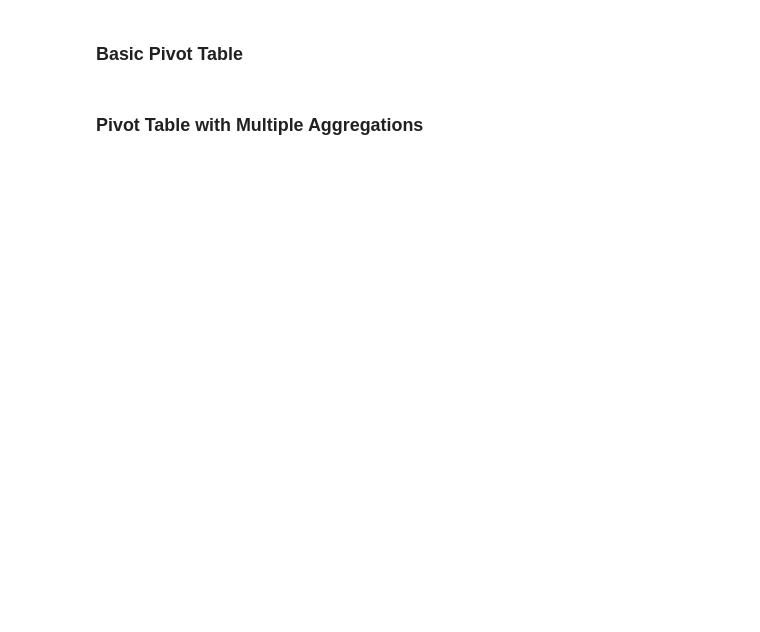
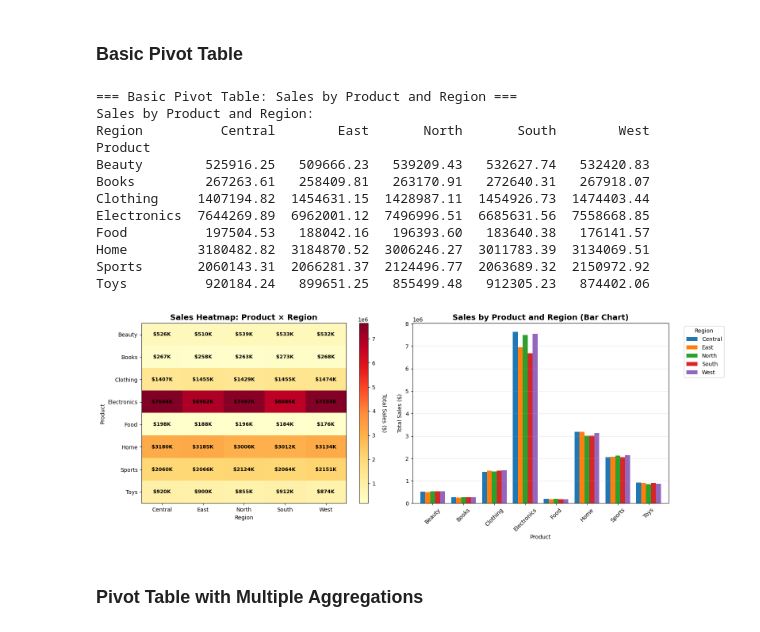
Before and after one commit to christopherseaman/datasci_217, a Jupyter notebook: 08/demo/demo2_pivot_tables.ipynb, the cells around one changed output. Drawn from its saved outputs; the diff is of its cells as text; code cells hidden in the pictures; blank space fills up the shorter version.

```diff
--- a/08/demo/demo2_pivot_tables.ipynb
+++ b/08/demo/demo2_pivot_tables.ipynb
@@ -38,14 +135,71 @@ print(df)
 ### Basic Pivot Table
 # %%
 # Create basic pivot table
-print("=== Basic Pivot Table ===")
-pivot = pd.pivot_table(df,
-                      values='Sales',
-                      index='Product',
-                      columns='Region',
-                      aggfunc='sum')
+print("=== Basic Pivot Table: Sales by Product and Region ===")
+pivot = pd.pivot_table(
+    df, values="Sales", index="Product", columns="Region", aggfunc="sum"
+)
 print("Sales by Product and Region:")
 print(pivot)
+
+# Visualize basic pivot table
+fig, axes = plt.subplots(1, 2, figsize=(16, 6))
+
+# 1. Heatmap visualization
+im = axes[0].imshow(pivot.values, cmap="YlOrRd", aspect="auto")
+axes[0].set_xticks(range(len(pivot.columns)))
+axes[0].set_yticks(range(len(pivot.index)))
+axes[0].set_xticklabels(pivot.columns)
+axes[0].set_yticklabels(pivot.index)
+axes[0].set_title(
+    "Sales Heatmap: Product × Region", fontsize=14, fontweight="bold"
+)
+axes[0].set_xlabel("Region")
+axes[0].set_ylabel("Product")
+cbar = plt.colorbar(im, ax=axes[0])
+cbar.set_label("Total Sales ($)", rotation=270, labelpad=20)
+
+# Add text annotations
+for i in range(len(pivot.index)):
+    for j in range(len(pivot.columns)):
+        text = axes[0].text(
+            j,
+            i,
+            f"${pivot.iloc[i, j] / 1000:.0f}K",
+            ha="center",
+            va="center",
+            color="black",
+            fontsize=9,
+            fontweight="bold",
+        )
+
+# 2. Grouped bar chart
+pivot.plot(kind="bar", ax=axes[1], width=0.8)
+axes[1].set_title(
+    "Sales by Product and Region (Bar Chart)", fontsize=14, fontweight="bold"
+)
+axes[1].set_ylabel("Total Sales ($)")
+axes[1].set_xlabel("Product")
+axes[1].legend(title="Region", bbox_to_anchor=(1.05, 1), loc="upper left")
+axes[1].tick_params(axis="x", rotation=45)
+axes[1].grid(axis="y", alpha=0.3)
+
+plt.tight_layout()
+plt.show()
+# %% [output]
+=== Basic Pivot Table: Sales by Product and Region ===
+Sales by Product and Region:
+Region          Central        East       North       South        West
+Product
+Beauty        525916.25   509666.23   539209.43   532627.74   532420.83
+Books         267263.61   258409.81   263170.91   272640.31   267918.07
+Clothing     1407194.82  1454631.15  1428987.11  1454926.73  1474403.44
+Electronics  7644269.89  6962001.12  7496996.51  6685631.56  7558668.85
+Food          197504.53   188042.16   196393.60   183640.38   176141.57
+Home         3180482.82  3184870.52  3006246.27  3011783.39  3134069.51
+Sports       2060143.31  2066281.37  2124496.77  2063689.32  2150972.92
+Toys          920184.24   899651.25   855499.48   912305.23   874402.06
+[figure, added]
 # %% [markdown]
 ### Pivot Table with Multiple Aggregations
 # %%
```
Also changed, not shown: parts of 14 cells of this notebook, 16 other files.
